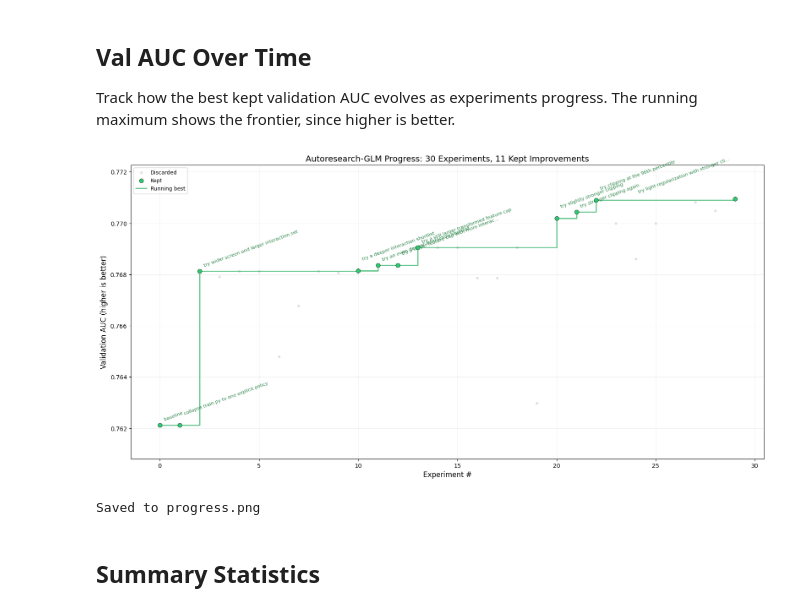
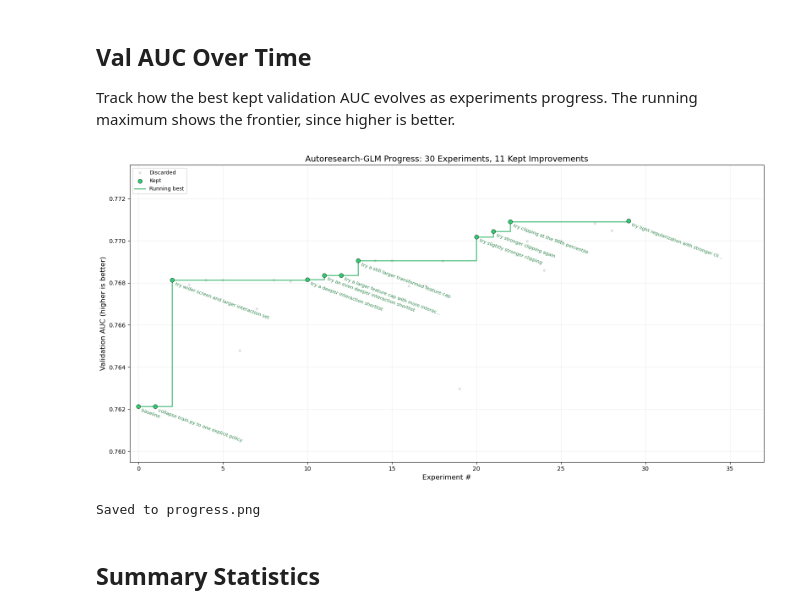
Before and after one commit to ajzhanghk/autoresearch-glm, a Jupyter notebook: analysis.ipynb, the cells around one changed output. Drawn from its saved outputs; the diff is of its cells as text; code cells hidden in the pictures.

```diff
--- a/analysis.ipynb
+++ b/analysis.ipynb
@@ -107,45 +107,40 @@ best = running_best.max()
 ax.step(kept_idx, running_best, where="post", color="#27ae60",
         linewidth=2, alpha=0.7, zorder=3, label="Running best")
 
 # Label each kept experiment with its description
-last_idx = kept_idx.max()
-for j, (idx, auc) in enumerate(zip(kept_idx, kept_auc)):
+for idx, auc in zip(kept_idx, kept_auc):
     desc = str(valid.loc[idx, "description"]).strip()
     if len(desc) > 45:
         desc = desc[:42] + "..."
 
-    if idx >= last_idx - 1:
-        xytext = (-8, 8 + 6 * (j % 2))
-        ha = "right"
-    else:
-        xytext = (6, 6 + 10 * (j % 2))
-        ha = "left"
-
     ax.annotate(desc, (idx, auc),
                 textcoords="offset points",
-                xytext=xytext, fontsize=8.0,
+                xytext=(4, -3), fontsize=8.0,
                 color="#1a7a3a", alpha=0.9,
-                rotation=20, ha=ha, va="bottom")
+                rotation=-20, ha="left", va="top")
 
 n_total = len(df)
 n_kept = len(df[df["status"] == "KEEP"])
 ax.set_xlabel("Experiment #", fontsize=12)
 ax.set_ylabel("Validation AUC (higher is better)", fontsize=12)
 ax.set_title(f"Autoresearch-GLM Progress: {n_total} Experiments, {n_kept} Kept Improvements", fontsize=14)
 ax.legend(loc="upper left", fontsize=9)
 ax.grid(True, alpha=0.2)
+
+# Add extra room on the right so the ending annotations do not get clipped.
+ax.set_xlim(-0.5, valid.index.max() + 8.0)
 
 # Y-axis: from just below baseline to just above best
 margin = (best - baseline_auc) * 0.3
 margin = max(margin, 0.0004)
 ax.set_ylim(baseline_auc - margin, best + margin)
 
 plt.tight_layout()
 plt.savefig("progress.png", dpi=150, bbox_inches="tight")
 plt.show()
 print("Saved to progress.png")
 # %% [output]
-[figure, old version]
+[figure, new version]
 Saved to progress.png
 # %% [markdown]
 ## Summary Statistics
```
Also changed, not shown: 6 other files.
